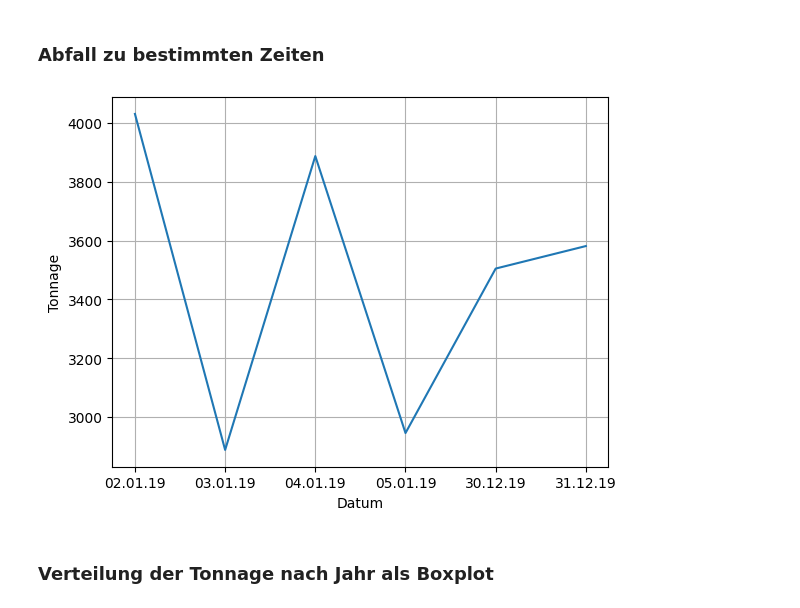
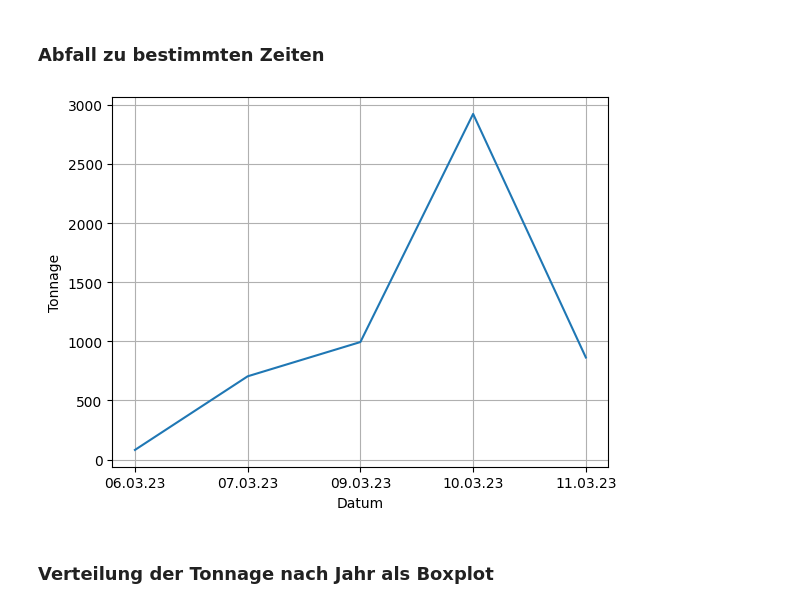
Before and after one commit to s-matthies/ai-waste-analytics, a Jupyter notebook: Basis_Data.ipynb, the cells around one changed output. Saved outputs shown, nothing was run; the diff lists cells and outputs as text; code cells hidden in the pictures.

```diff
--- a/Basis_Data.ipynb
+++ b/Basis_Data.ipynb
@@ -123,27 +123,27 @@ Name: Tour, dtype: int64
 # %%
 plt.xlabel("Datum")
 
 plt.ylabel("Tonnage")
 
-filter_df = basis_df[basis_df["Jahr"] == int(2019)]
+filter_df = basis_df[basis_df["Jahr"] == int(2023)]
 
 # filter_df_df = filter_df[filter_df["Monat"]==int(1)]
 
-filter_df = filter_df[filter_df["KW"]==int(1)]
+filter_df = filter_df[filter_df["KW"]==int(10)]
 
 # filter_df = filter_df[filter_df["Tour"]==int(1)]
 
 # filter_df = filter_df[filter_df["Hof"]==str("VMF")]
 
 # Gruppiere nach Tour und summiere die Tonnage
 filter_df = filter_df.groupby('Datum')['Tonnage'].sum().reset_index()
 
 plt.plot(filter_df["Datum"], filter_df["Tonnage"])
 
 plt.grid(True)
 
 plt.show()
 # %% [output]
-[figure, old version]
+[figure, new version]
 # %% [markdown]
 ### Verteilung der Tonnage nach Jahr als Boxplot
```
Also changed, not shown: parts of 5 cells of this notebook, 3 other files.
